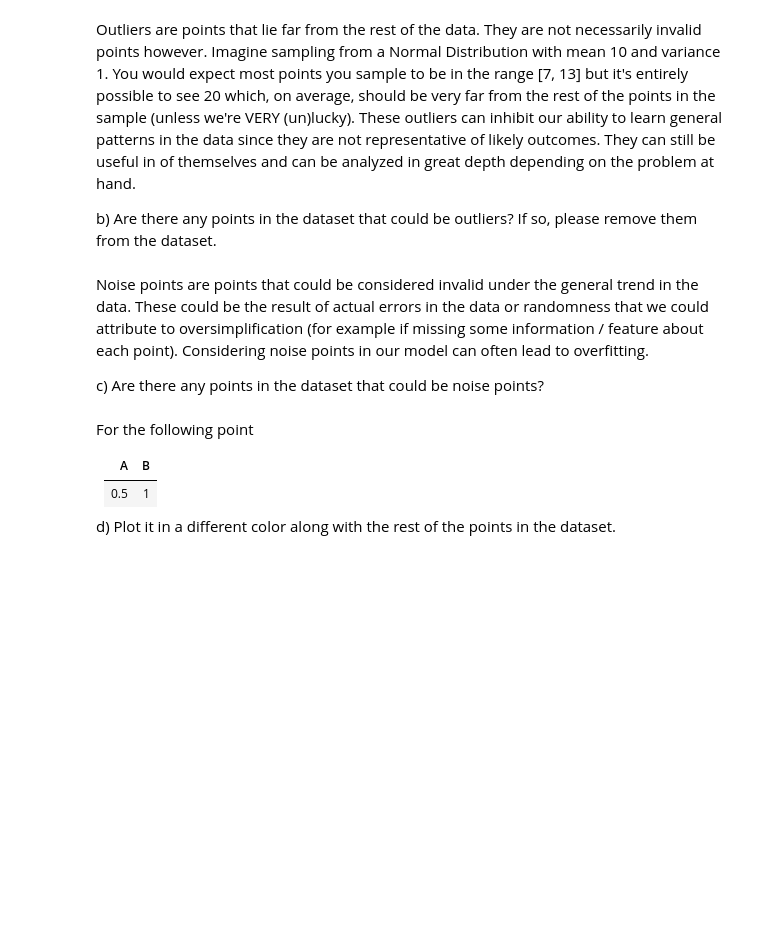
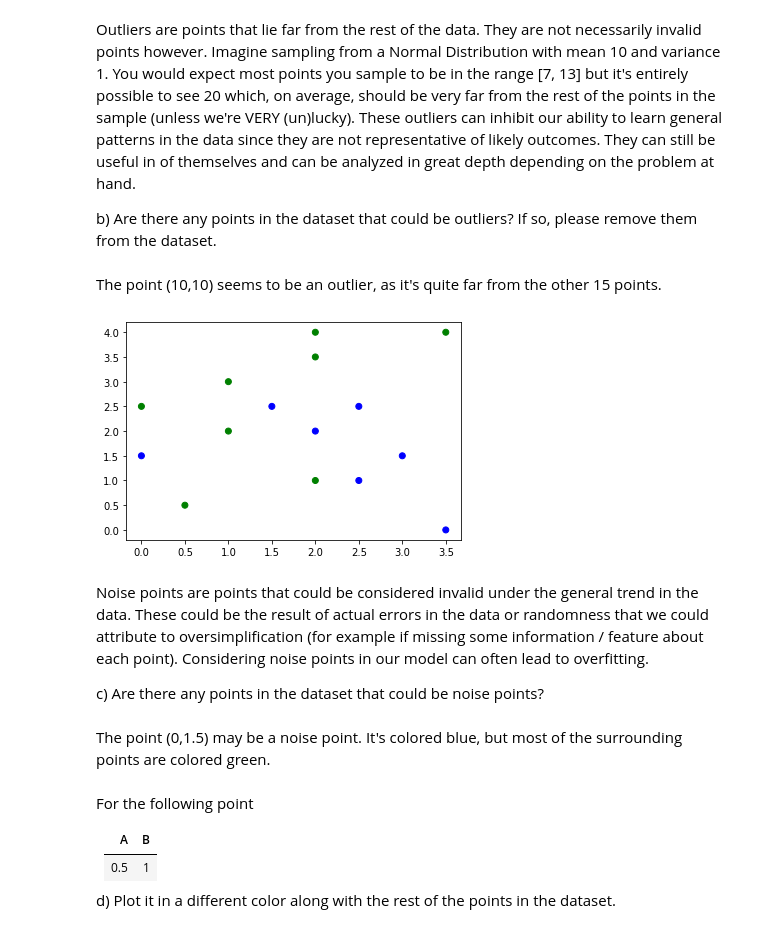
Before and after one commit to TristanLee187/Data-Science-Fundamentals, a Jupyter notebook: lecture_12/worksheet_12.ipynb, the cells around one changed output. Saved outputs shown, nothing was run; the diff lists cells and outputs as text; code cells hidden in the pictures; blank space fills up the shorter version.

```diff
--- a/lecture_12/worksheet_12.ipynb
+++ b/lecture_12/worksheet_12.ipynb
@@ -47,10 +55,23 @@ plt.show()
 Outliers are points that lie far from the rest of the data. They are not necessarily invalid points however. Imagine sampling from a Normal Distribution with mean 10 and variance 1. You would expect most points you sample to be in the range [7, 13] but it's entirely possible to see 20 which, on average, should be very far from the rest of the points in the sample (unless we're VERY (un)lucky). These outliers can inhibit our ability to learn general patterns in the data since they are not representative of likely outcomes. They can still be useful in of themselves and can be analyzed in great depth depending on the problem at hand.
 
 b) Are there any points in the dataset that could be outliers? If so, please remove them from the dataset.
+# %% [markdown]
+The point (10,10) seems to be an outlier, as it's quite far from the other 15 points.
+# %%
+data['Attribute A'].pop()
+data['Attribute B'].pop()
+data['Class'].pop()
+
+# plt.scatter(data['Attribute A'], data['Attribute B'], color=colors[data["Class"]].tolist())
+# plt.show()
+# %% [output]
+[figure, added]
 # %% [markdown]
 Noise points are points that could be considered invalid under the general trend in the data. These could be the result of actual errors in the data or randomness that we could attribute to oversimplification (for example if missing some information / feature about each point). Considering noise points in our model can often lead to overfitting.
 
 c) Are there any points in the dataset that could be noise points?
+# %% [markdown]
+The point (0,1.5) may be a noise point. It's colored blue, but most of the surrounding points are colored green.
 # %% [markdown]
 For the following point
 
```
Also changed, not shown: parts of 9 cells of this notebook.
